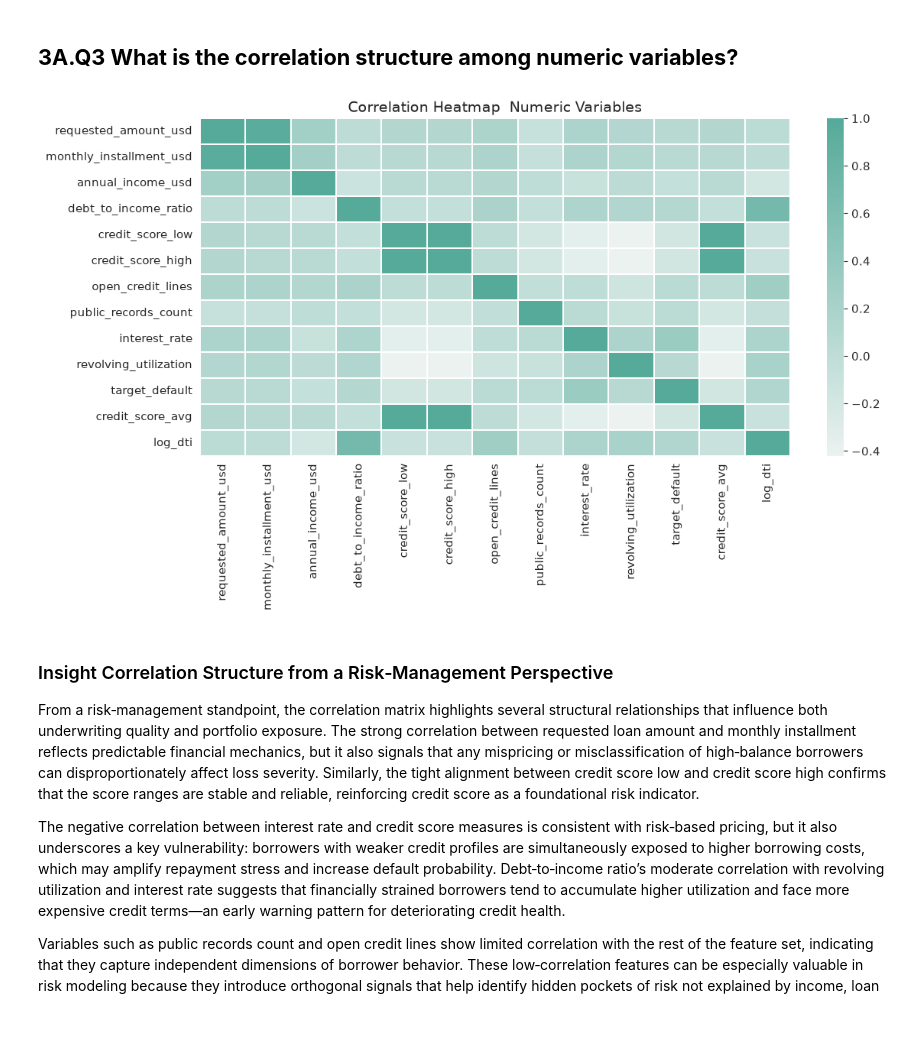
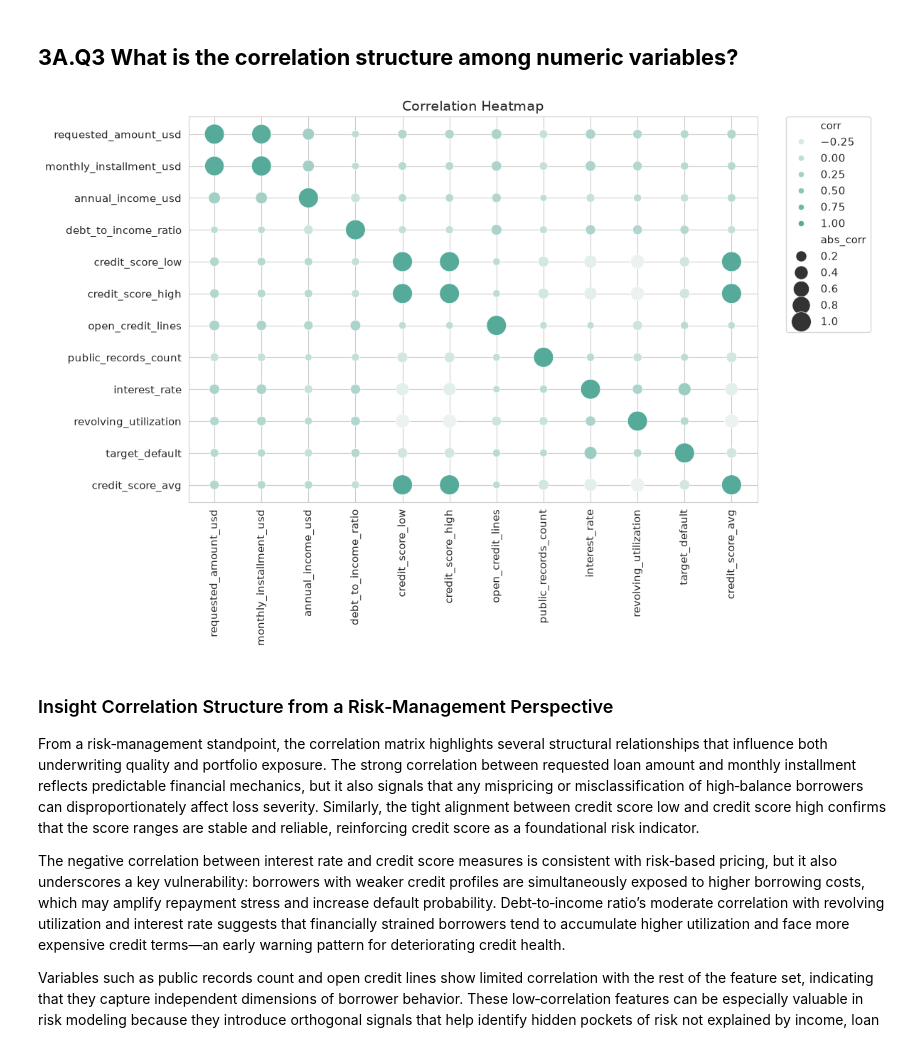
Before and after one commit to JoseAlberto88/Credit-Default-Risk-Analysis, a Jupyter notebook: python/2. eda_analysis.ipynb, the cells around one changed output. Saved outputs shown, nothing was run; the diff lists cells and outputs as text; code cells hidden in the pictures.

```diff
--- a/python/2. eda_analysis.ipynb
+++ b/python/2. eda_analysis.ipynb
@@ -164,29 +164,59 @@ The distribution of average credit scores is tightly concentrated in the near‑
 Introducing the cutoff threshold provides a clear operational boundary between expected payers and higher‑risk applicants. Borrowers at or above the cutoff fall within the more stable portion of the distribution, while those below it occupy the region where risk accelerates. This visual separation reinforces the practical value of credit score as a screening mechanism and highlights how a single threshold can simplify decision‑making while still capturing meaningful variation in borrower quality.
 # %% [markdown]
 ## **3A.Q3  What is the correlation structure among numeric variables?**
-# %%
-# Recalculate numeric columns directly from the dataframe to ensure completeness
-numeric_cols = apps_eda.select_dtypes(include=['int64','float64']).columns.tolist()
-
-plt.figure(figsize=(12,7))
-
-# Orange-based colormap: "Oranges" or "YlOrBr" are great choices
-
-cmap = sns.color_palette("light:#5A9", as_cmap=True)
-
-sns.heatmap(
-    apps_eda[numeric_cols].corr(),
-    annot=False,
-    cmap=cmap,   # warm oranges + browns
-    linewidths=0.3,
-    linecolor='white'
-)
-
-plt.title("Correlation Heatmap  Numeric Variables", fontsize=14)
-plt.tight_layout()
-plt.show()
-# %% [output]
-[figure, removed]
+# %%
+import numpy as np
+import pandas as pd
+import seaborn as sns
+import matplotlib.pyplot as plt
+
+# Recalculate numeric columns directly from the dataframe to ensure completeness
+numeric_cols = apps_eda.select_dtypes(include=['int64','float64']).columns.tolist()
+
+
+# Compute correlation matrix
+corr = apps_eda[numeric_cols].corr()
+
+# Melt for scatter-style heatmap
+corr_melt = corr.reset_index().melt(id_vars='index')
+corr_melt.columns = ['var1', 'var2', 'corr']
+corr_melt['abs_corr'] = corr_melt['corr'].abs()
+
+# Your custom colormap
+cmap = sns.color_palette("light:#5A9", as_cmap=True)
+
+plt.figure(figsize=(12, 8))
+
+# Create the scatter heatmap
+ax = sns.scatterplot(
+    data=corr_melt,
+    x="var1",
+    y="var2",
+    hue="corr",
+    size="abs_corr",
+    sizes=(50, 400),
+    palette=cmap,
+    edgecolor="white",
+    linewidth=0.5,
+    legend="brief"
+)
+
+plt.xticks(rotation=90)
+plt.xlabel("")
+plt.ylabel("")
+plt.title("Correlation Heatmap", fontsize=14)
+
+# Move legend OUTSIDE the plot
+plt.legend(
+    bbox_to_anchor=(1.05, 1),   # move legend to the right
+    loc='upper left',
+    borderaxespad=0
+)
+
+plt.tight_layout()
+plt.show()
+# %% [output]
+[figure, added]
 # %% [markdown]
 ### Insight  Correlation Structure from a Risk‑Management Perspective
 
```
Also changed, not shown: parts of 1 cell of this notebook.
